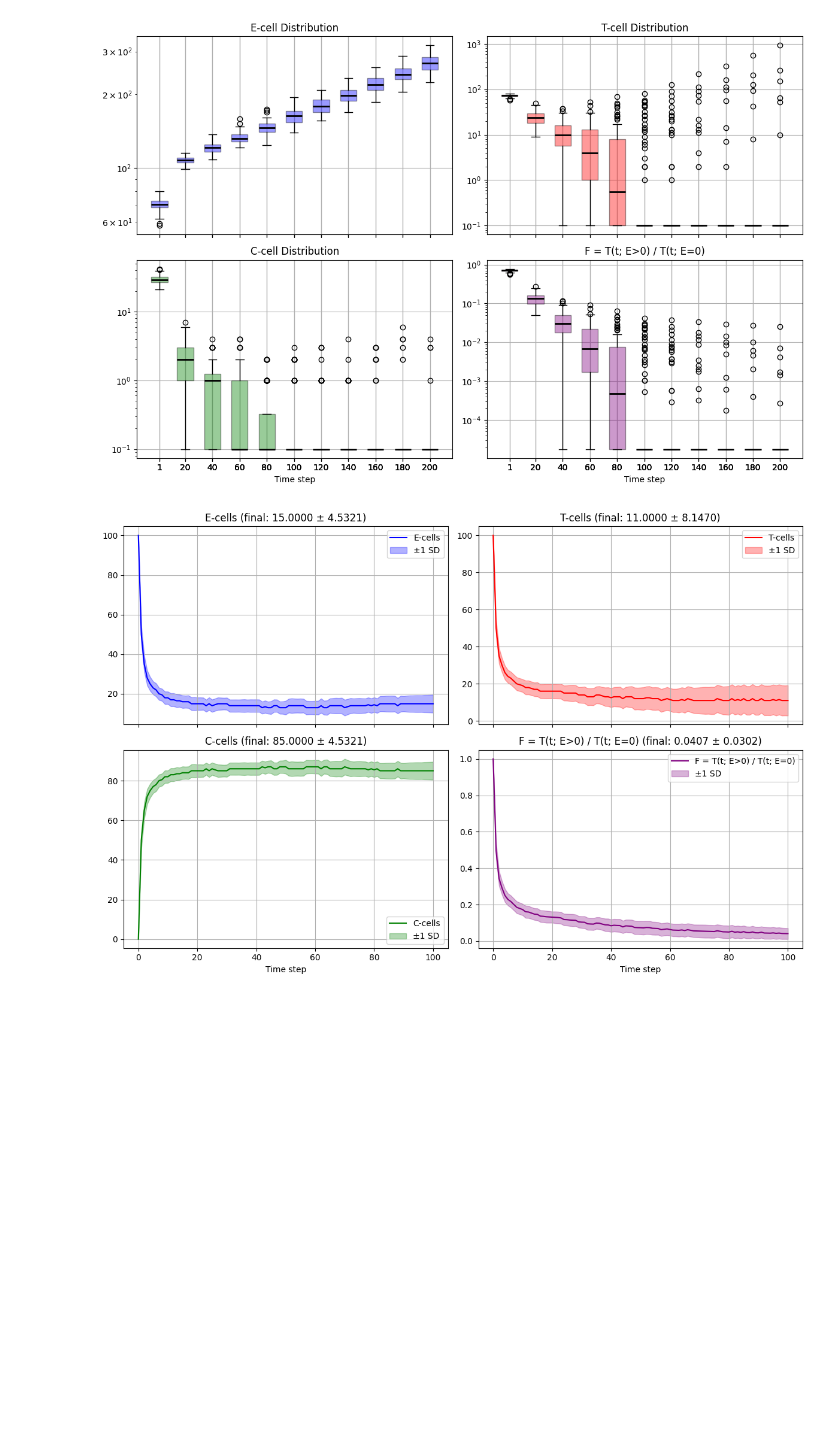
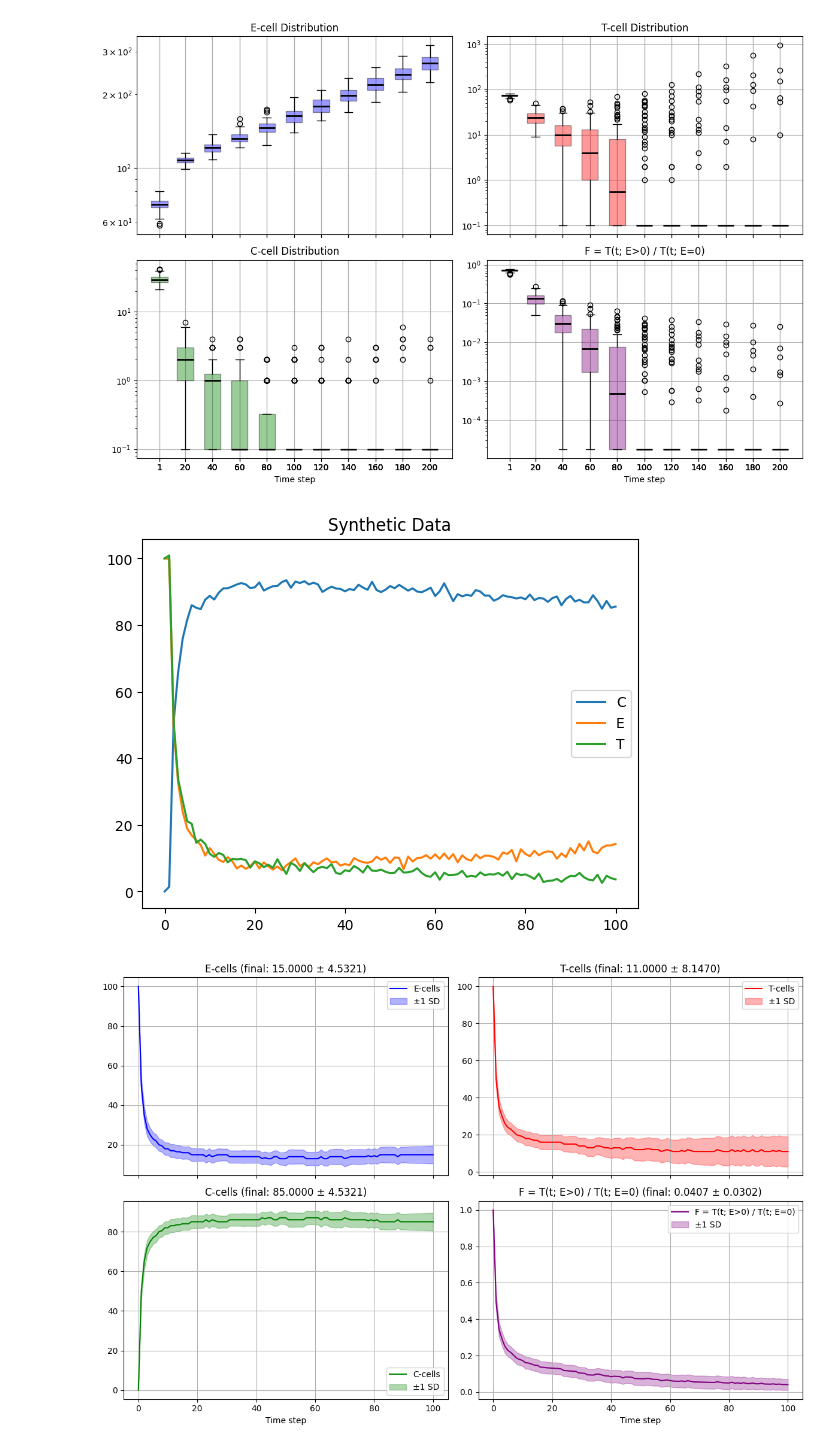
Before and after one commit to iumery/mti_takeda_project, a Jupyter notebook: agent_model_optimized.ipynb, the cells around one changed output. Saved outputs shown, nothing was run; the diff lists cells and outputs as text; code cells hidden in the pictures; blank space fills up the shorter version.

```diff
--- a/agent_model_optimized.ipynb
+++ b/agent_model_optimized.ipynb
@@ -786,6 +791,15 @@ param_spec: dict = dict(
 )
 
 sim_config: dict = fit_params(param_spec, obs_E, obs_T, obs_C, n_runs=30)
+# %%
+plt.plot(obs_C, label="C")
+plt.plot(obs_E, label="E")
+plt.plot(obs_T, label="T")
+plt.legend()
+plt.title("Synthetic Data")
+plt.show()
+# %% [output]
+[figure, added]
 # %%
 # Fitted Data
 monte_carlo, monte_carlo_baseline = single_scenario_monte_carlo(n_runs=100, sim_kwargs=sim_config, seed_offset=9999)
```
Also changed, not shown: parts of 1 cell of this notebook.
